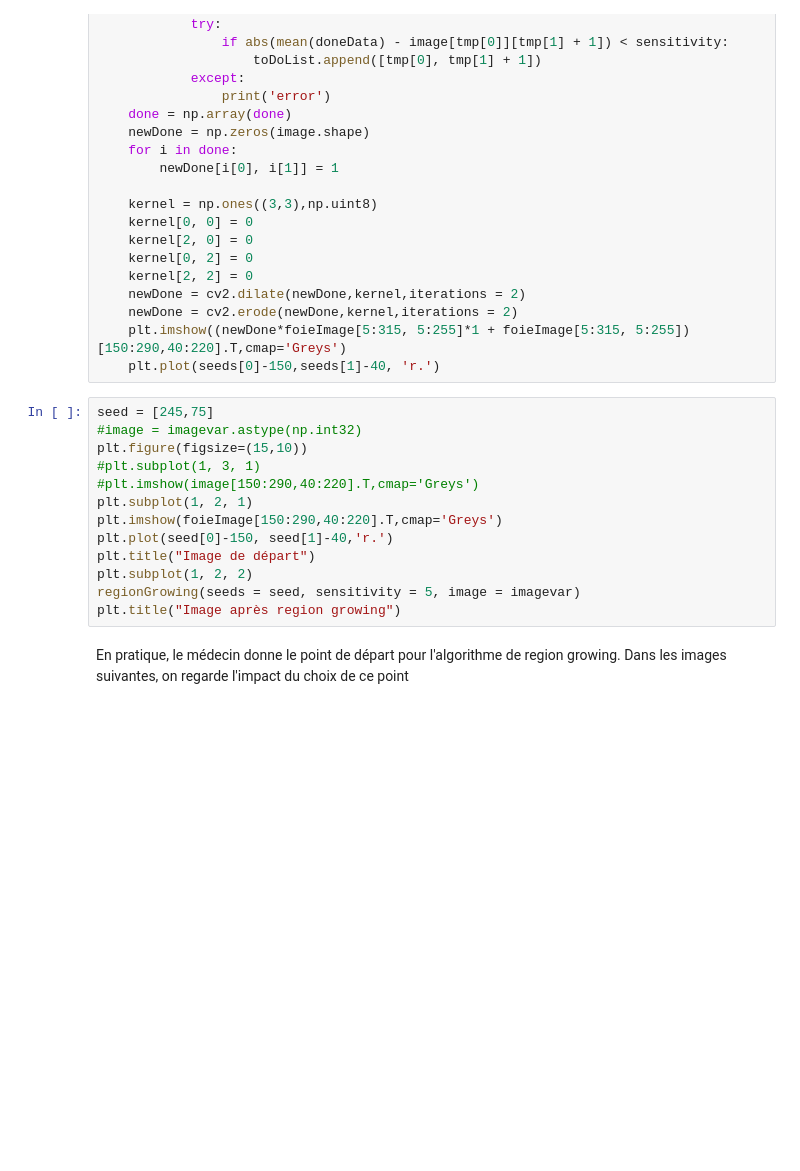
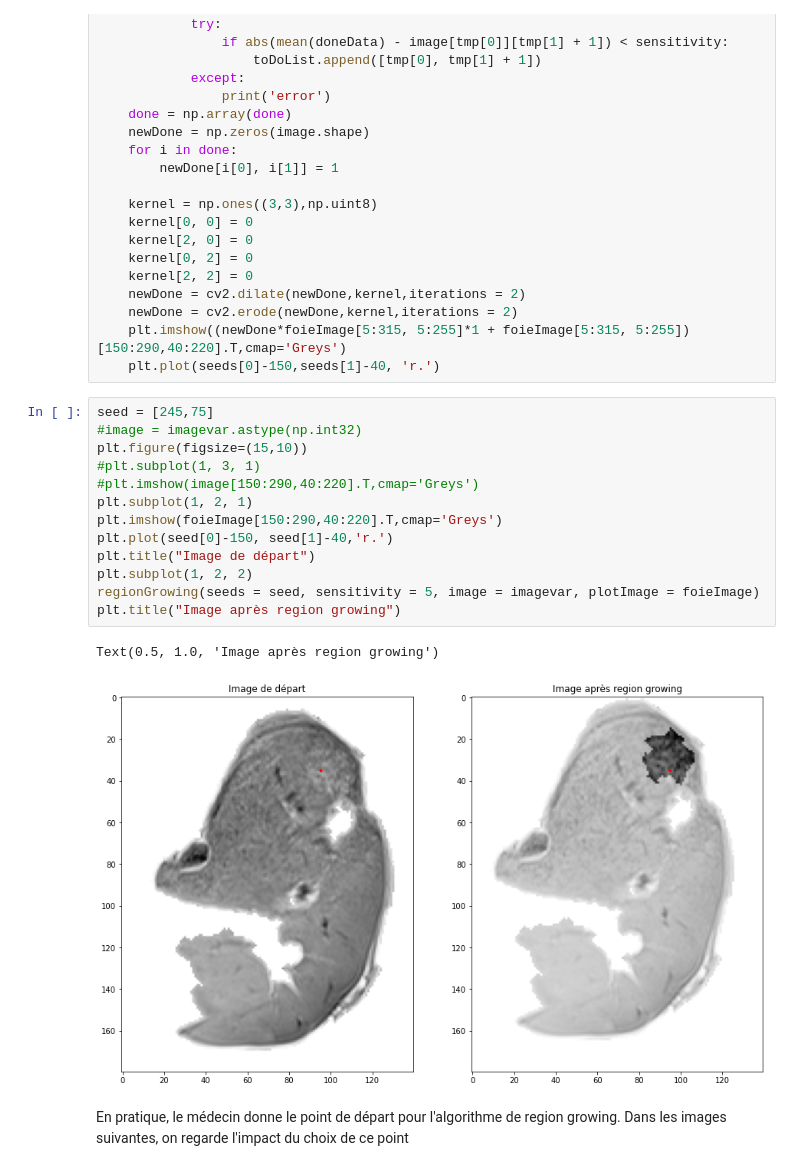
Before and after one commit to defrenned3238/WSBIM2243, a Jupyter notebook: WSBIM2243-final.ipynb, the cells around one changed output. Cells and saved outputs as stored; diff of their text form; blank space fills up the shorter version.

```diff
--- a/WSBIM2243-final.ipynb
+++ b/WSBIM2243-final.ipynb
@@ -487,16 +491,19 @@ def regionGrowing(seeds,sensitivity,image, plotImage):
 # %%
 seed = [245,75]
 #image = imagevar.astype(np.int32)
 plt.figure(figsize=(15,10))
 #plt.subplot(1, 3, 1)
 #plt.imshow(image[150:290,40:220].T,cmap='Greys')
 plt.subplot(1, 2, 1)
 plt.imshow(foieImage[150:290,40:220].T,cmap='Greys')
 plt.plot(seed[0]-150, seed[1]-40,'r.')
 plt.title("Image de départ")
 plt.subplot(1, 2, 2)
-regionGrowing(seeds = seed, sensitivity = 5, image = imagevar)
+regionGrowing(seeds = seed, sensitivity = 5, image = imagevar, plotImage = foieImage)
 plt.title("Image après region growing")
+# %% [output]
+Text(0.5, 1.0, 'Image après region growing')
+[figure, added]
 # %% [markdown]
 En pratique, le médecin donne le point de départ pour l'algorithme de region growing. Dans les images suivantes, on regarde l'impact du choix de ce point
 # %%
```
Also changed, not shown: parts of 9 cells of this notebook.
